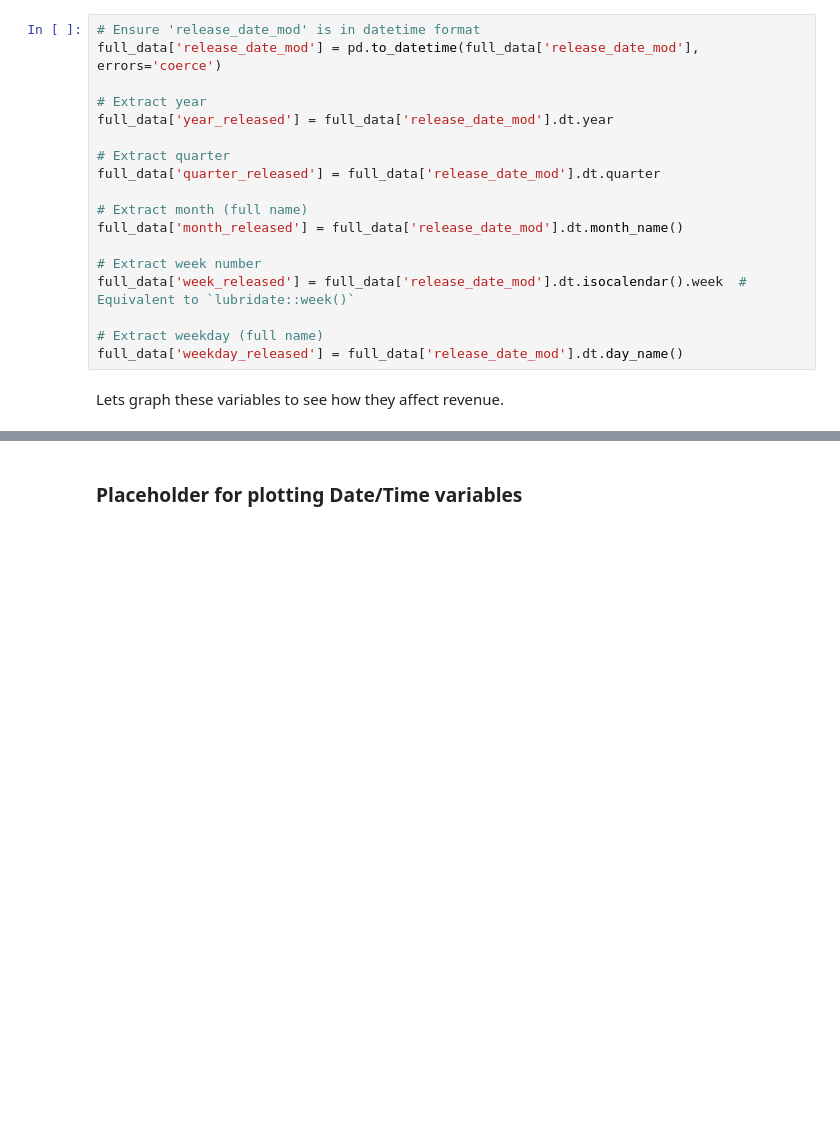
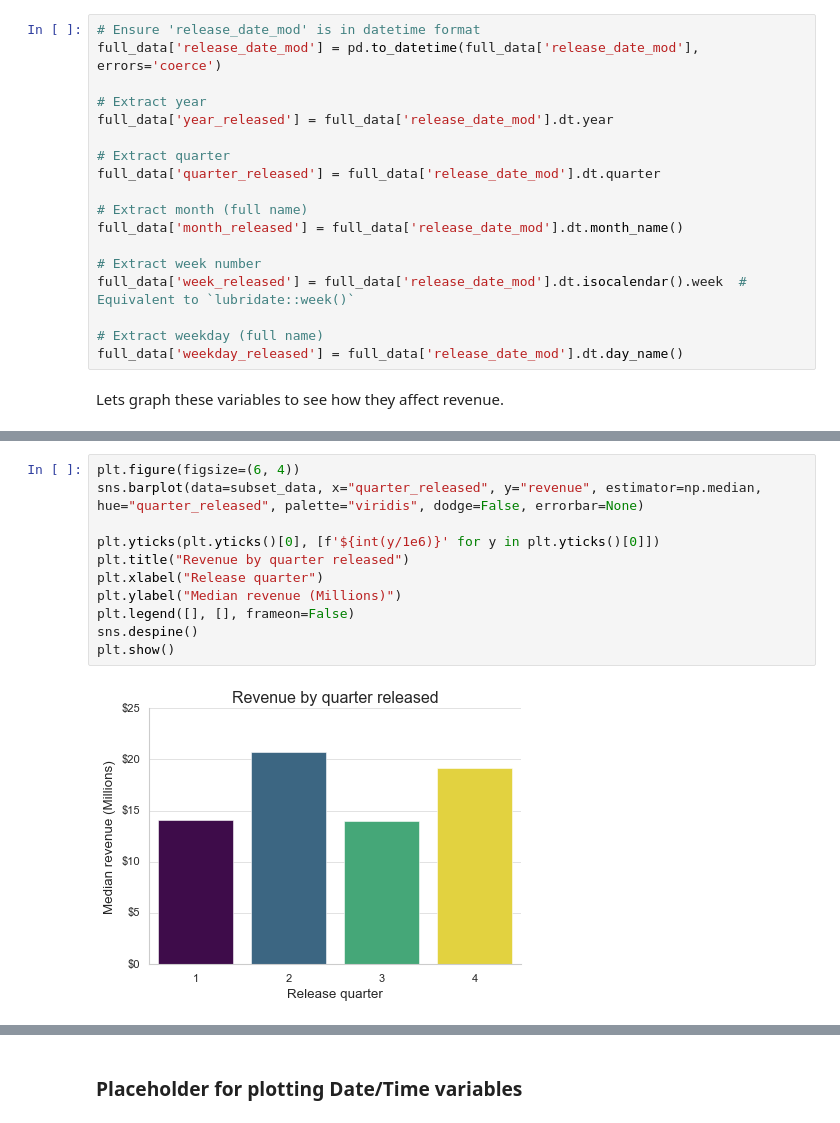
Before and after one commit to ES-Abdellatif/box-office-predictions, a Jupyter notebook: BoxOffice_Predictions_PyDraft.ipynb, the cells around one changed output, grey strips where cells are left out. Cells and saved outputs as stored; diff of their text form; blank space fills up the shorter version.

```diff
--- a/BoxOffice_Predictions_PyDraft.ipynb
+++ b/BoxOffice_Predictions_PyDraft.ipynb
@@ -906,0 +933,13 @@ Lets graph these variables to see how they affect revenue.
+# %%
+plt.figure(figsize=(6, 4))
+sns.barplot(data=subset_data, x="quarter_released", y="revenue", estimator=np.median, hue="quarter_released", palette="viridis", dodge=False, errorbar=None)
+
+plt.yticks(plt.yticks()[0], [f'${int(y/1e6)}' for y in plt.yticks()[0]])
+plt.title("Revenue by quarter released")
+plt.xlabel("Release quarter")
+plt.ylabel("Median revenue (Millions)")
+plt.legend([], [], frameon=False)
+sns.despine()
+plt.show()
+# %% [output]
+[figure, added]
```
Also changed, not shown: parts of 4 cells of this notebook.
